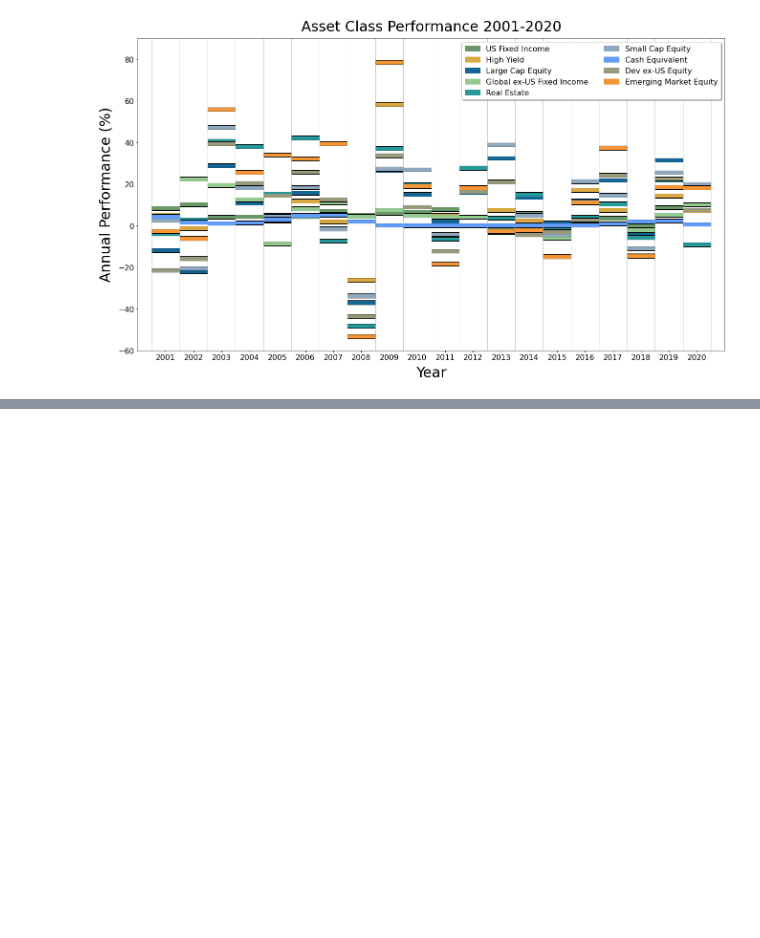
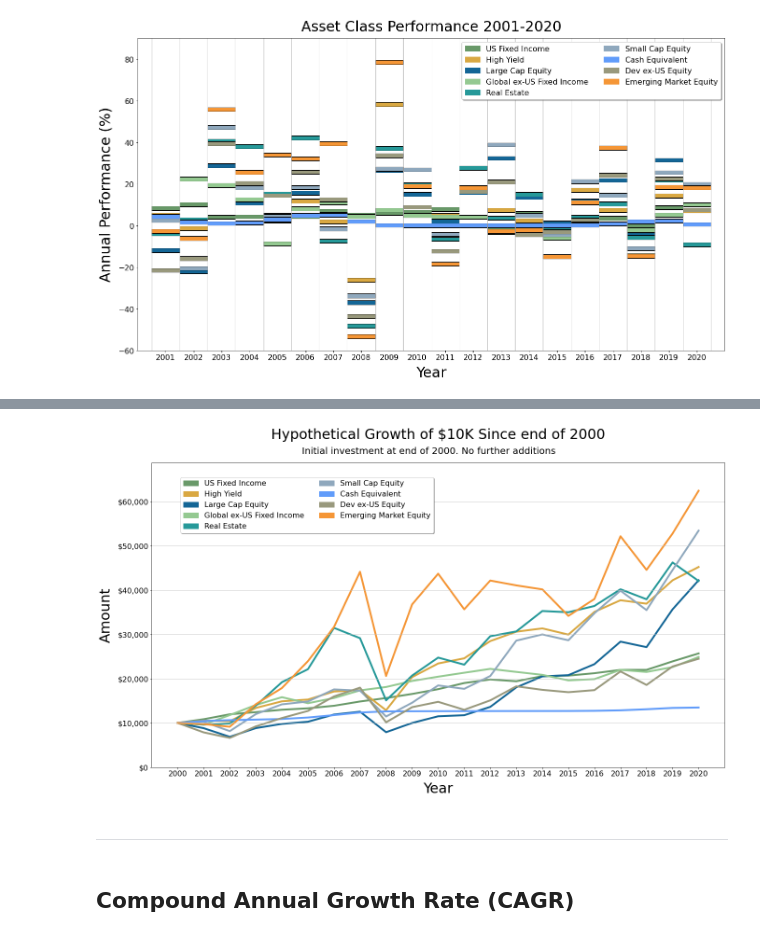
Before and after one commit to jsprag/Callan-Chart, a Jupyter notebook: Callan_Chart.ipynb, the cells around one changed output, grey strips where cells are left out. Saved outputs shown, nothing was run; the diff lists cells and outputs as text; code cells hidden in the pictures; blank space fills up the shorter version.

Commit message:
Add growth and CAGR

```diff
--- a/Callan_Chart.ipynb
+++ b/Callan_Chart.ipynb
@@ -123,0 +133,8 @@ ax.figure.savefig("callan_chart.png")
+# %%
+# calculate cumulative product and baseline to $10k starting investment
+
+df_hg = df_returns.cumprod()*10000
+
+# create a row to represent end of year 2000
+df_hg.loc[2000] = [10000] * len(df_hg.columns)
+df_hg.sort_index(inplace=True)
@@ -123,0 +162,56 @@ ax.figure.savefig("callan_chart.png")
+# %%
+# find max and min values for plot scaling
+df_hg_max = df_hg.max().max()
+df_hg_min = df_hg.min().min()
+
+plt_hg_y_max = round(df_hg_max * 1.1, -2)
+
+plt_hg_x_max = df_hg.index.max() + 1
+plt_hg_x_min = df_hg.index.min() - 1
+# %%
+# create plot
+fig, ax = plt.subplots(figsize=(22,12))
+
+# set plot limits
+plt.xlim([plt_hg_x_min, plt_hg_x_max])
+plt.ylim([0, plt_hg_y_max])
+
+# plot with custom line colors
+for c in df_hg.columns:
+    plt.plot(df_hg[c], color=colors[c], linewidth=4)
+
+# add horizontal lines
+topline = int(round(df_hg_max, -4))
+for h in np.linspace(10000, topline, num=int(topline/10000)):
+    plt.axhline(y=h, xmin=0, xmax=1, lw=0.8, color='silver')
+
+# create legend entries
+legend = []
+for c in df_hg.columns:
+    legend.append(mpatches.Patch(color=colors[c], label=c))
+
+# draw legend
+plt.legend(handles=legend, ncol=2, loc=(0.05, .77), framealpha=1, shadow=0.5, fontsize=16)
+
+# set axis ticks
+ax.set_xticks(df_hg.index)
+plt.xticks(fontsize=16)
+plt.yticks(fontsize=16)
+plt.gca().yaxis.set_major_formatter(plt.matplotlib.ticker.StrMethodFormatter('${x:,.0f}'))
+
+# label axes and title
+ax.set_xlabel('Year', fontsize=30, labelpad=10)
+ax.set_ylabel('Amount', fontsize=30, labelpad=10)
+plt.title('Hypothetical Growth of $10K Since end of 2000', fontsize=30, y=1.07)
+plt.suptitle('Initial investment at end of 2000. No further additions', fontsize=20, y=.92)
+
+# display plot
+plt.show()
+
+ax.figure.savefig("callan_hyp_growth.png")
+# %% [output]
+[figure, added]
+# %% [markdown]
+***
+# %% [markdown]
+## Compound Annual Growth Rate (CAGR)
```
Also changed, not shown: parts of 12 cells of this notebook, 2 other files.
